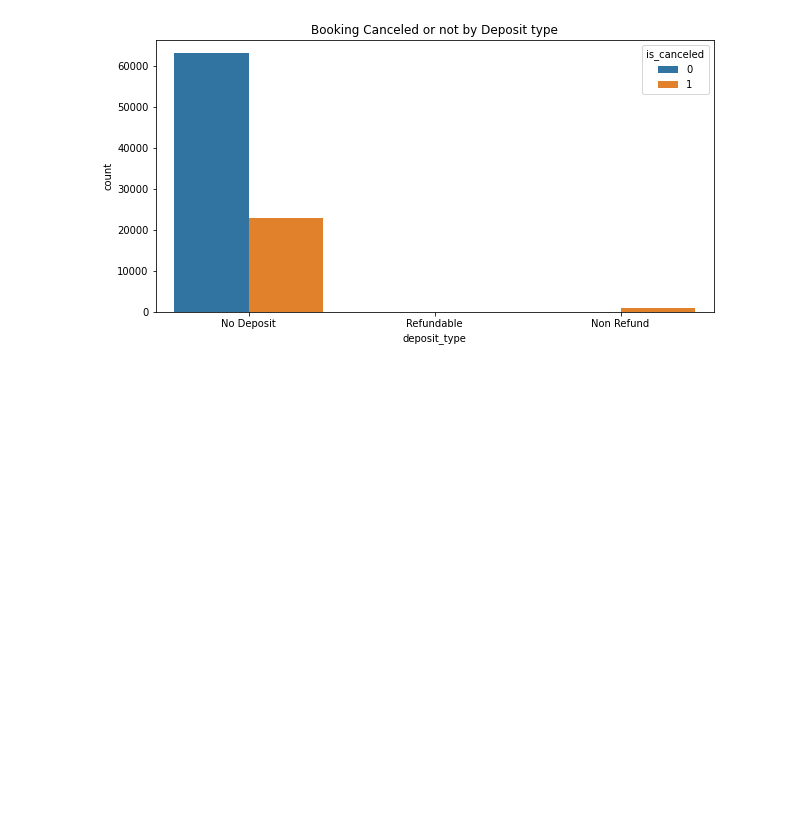
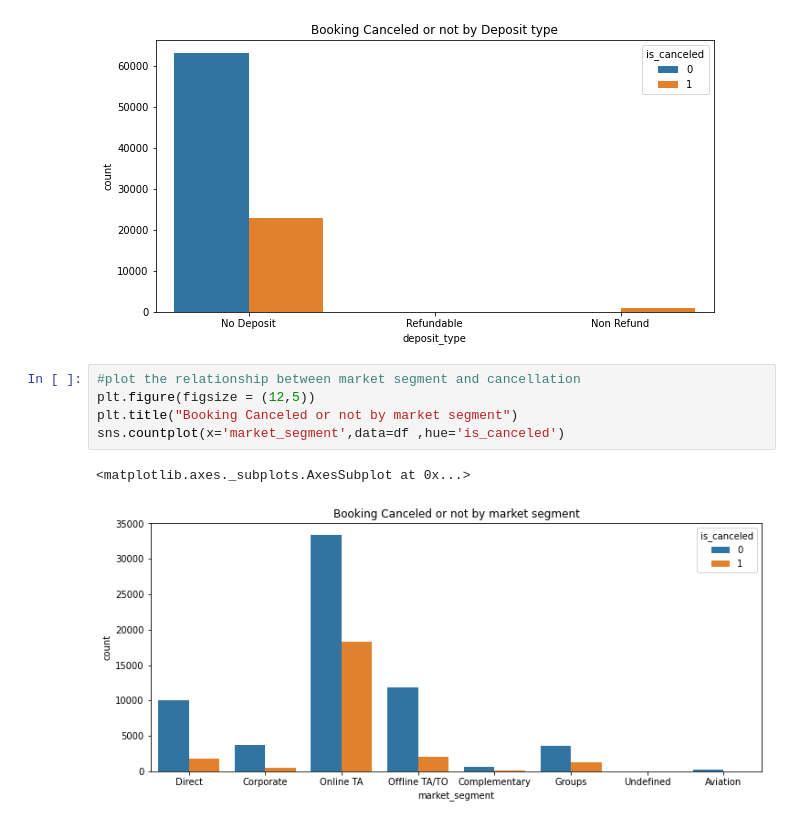
Before and after one commit to shobhi1998/Hotel-Booking-Analysis, a Jupyter notebook: Hotel_Booking.ipynb, the cells around one changed output. Drawn from its saved outputs; the diff is of its cells as text; blank space fills up the shorter version.

```diff
--- a/Hotel_Booking.ipynb
+++ b/Hotel_Booking.ipynb
@@ -208,3 +208,11 @@ sns.countplot(x='deposit_type',data=df ,hue='is_canceled')
 # %% [output]
 <matplotlib.axes._subplots.AxesSubplot at 0x...>
 [figure]
+# %%
+#plot the relationship between market segment and cancellation
+plt.figure(figsize = (12,5))
+plt.title("Booking Canceled or not by market segment")
+sns.countplot(x='market_segment',data=df ,hue='is_canceled')
+# %% [output]
+<matplotlib.axes._subplots.AxesSubplot at 0x...>
+[figure, added]
```
Also changed, not shown: parts of 2 cells of this notebook.
